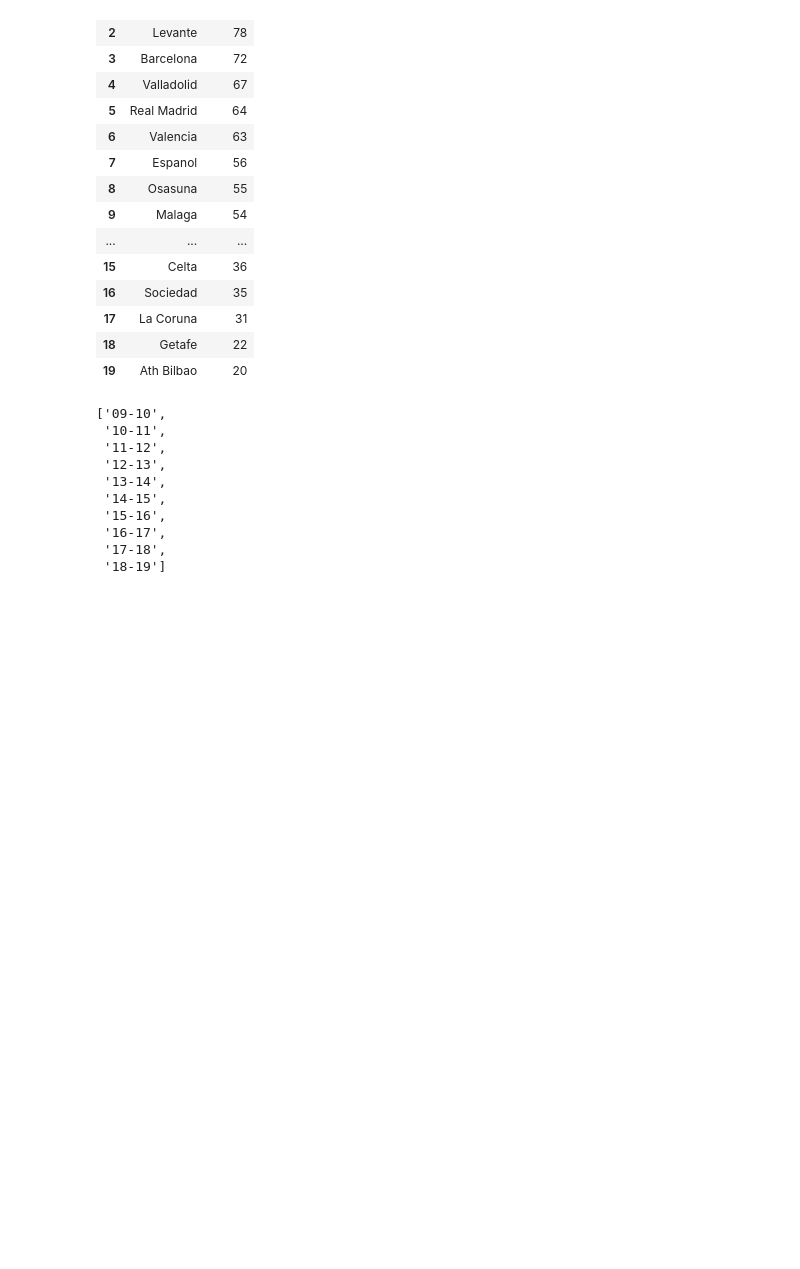
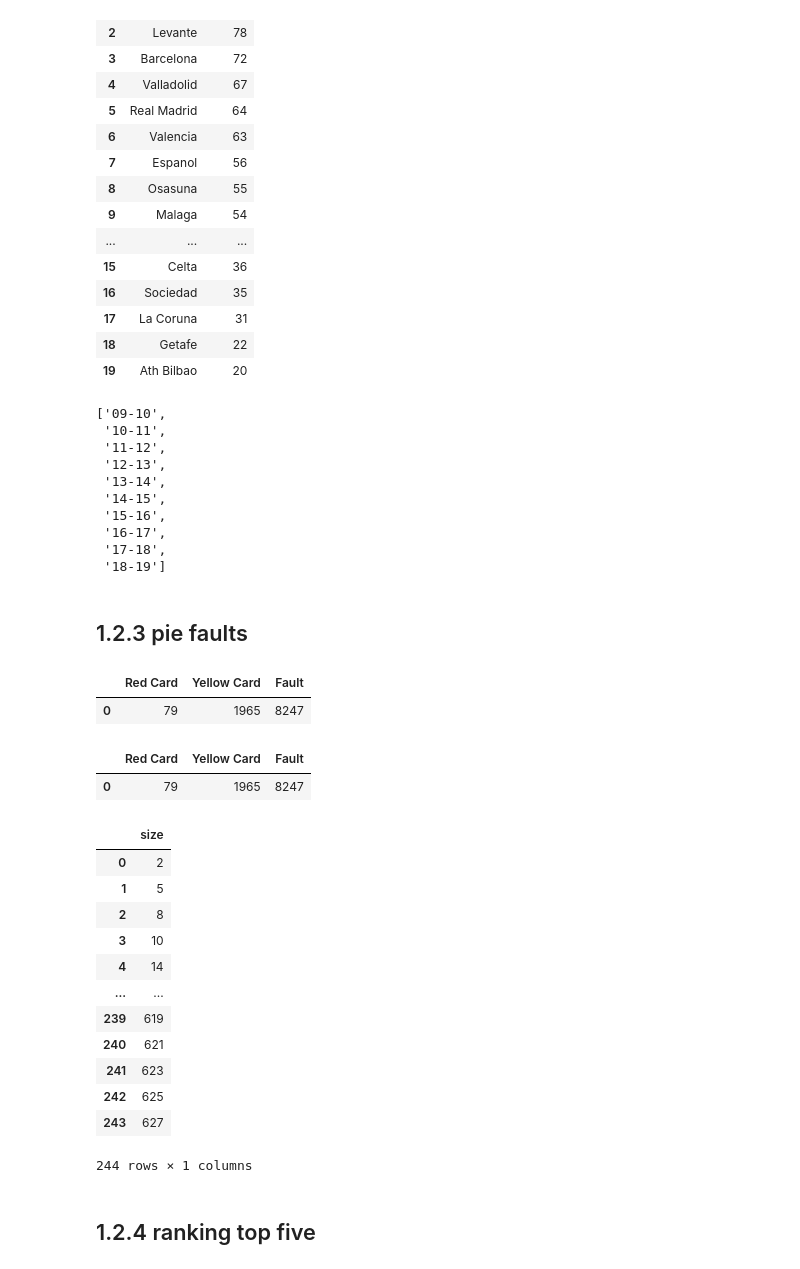
Before and after one commit to Zorix9/beat_the_bookies, a Jupyter notebook: notebooks/notebook_for_csv.ipynb, the cells around one changed output. Cells and saved outputs as stored; diff of their text form; code cells hidden in the pictures; blank space fills up the shorter version.

```diff
--- a/notebooks/notebook_for_csv.ipynb
+++ b/notebooks/notebook_for_csv.ipynb
@@ -260,3 +260,19 @@ list(dic_season.keys())
  '16-17',
  '17-18',
  '18-19']
+# %% [markdown]
+## 1.2.3 pie faults
+# %%
+list_card = ['Red Card','Yellow Card','Fault']
+new_df = []
+new_df.append(list_df[0]['HR'].sum()+list_df[0]['AR'].sum())
+new_df.append(list_df[0]['HY'].sum()+list_df[0]['AY'].sum())
+new_df.append(list_df[0]['HF'].sum()+list_df[0]['AF'].sum() - new_df[0] - new_df[1])
+
+df = pd.DataFrame(columns=list_card)
+
+df.loc[0] = new_df
+df
+# %% [output]
+|  | Red Card | Yellow Card | Fault |
+| 0 | 79 | 1965 | 8247 |
@@ -262,0 +284,23 @@ list(dic_season.keys())
+# %%
+df.head()
+# %% [output]
+|  | Red Card | Yellow Card | Fault |
+| 0 | 79 | 1965 | 8247 |
+# %%
+df[['size']].cumsum(axis=0)
+# %% [output]
+|  | size |
+| 0 | 2 |
+| 1 | 5 |
+| 2 | 8 |
+| 3 | 10 |
+| 4 | 14 |
+| ... | ... |
+| 239 | 619 |
+| 240 | 621 |
+| 241 | 623 |
+| 242 | 625 |
+| 243 | 627 |
+244 rows × 1 columns
+# %% [markdown]
+## 1.2.4 ranking top five
```
Also changed, not shown: parts of 11 cells of this notebook, 4 other files.
